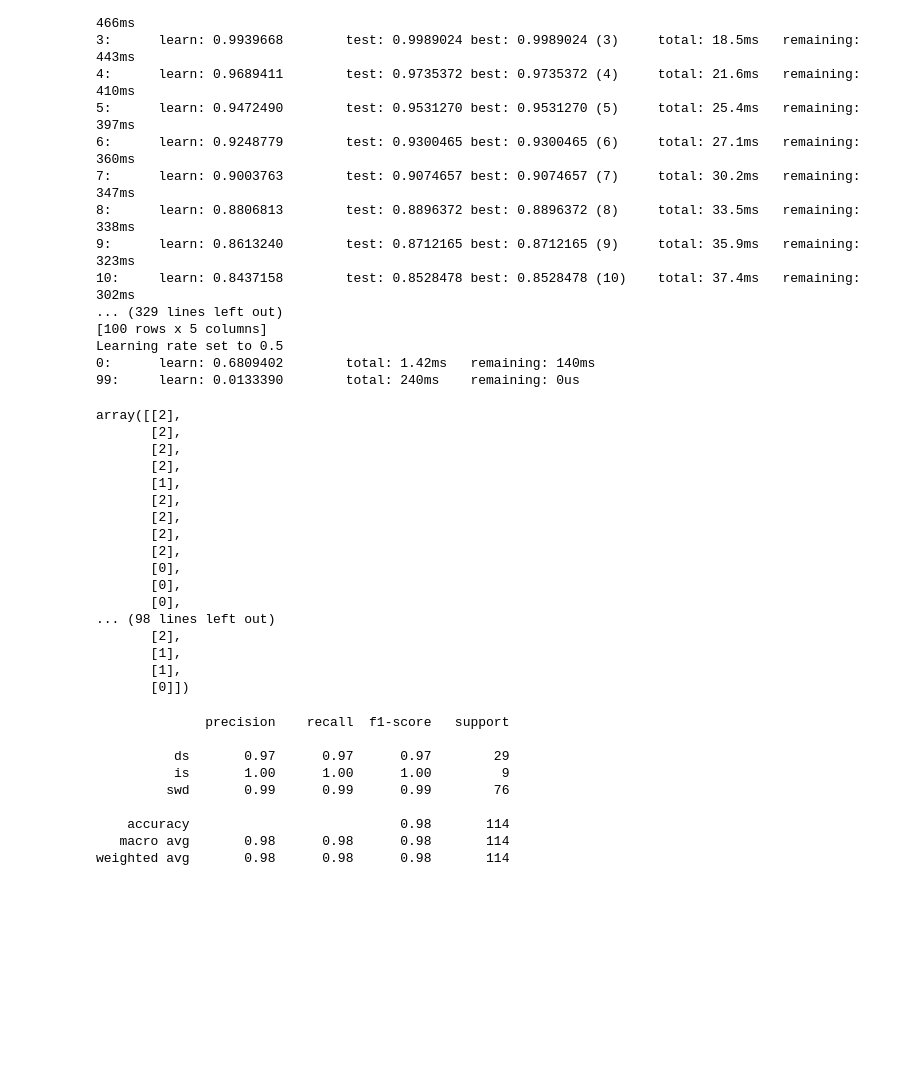
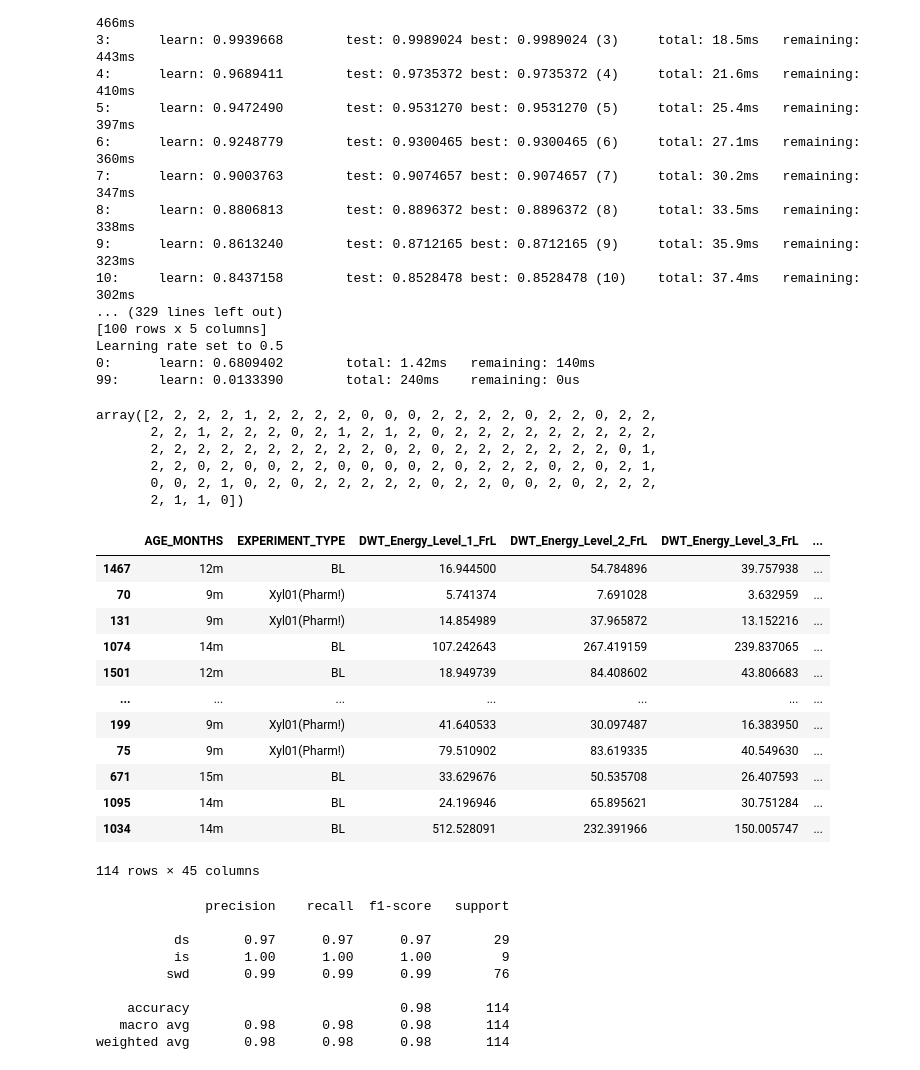
Before and after one commit to tarasovxx/classification-system-ekog, a Jupyter notebook: research/model.ipynb, the cells around one changed output. Drawn from its saved outputs; the diff is of its cells as text; code cells hidden in the pictures; blank space fills up the shorter version.

```diff
--- a/research/model.ipynb
+++ b/research/model.ipynb
@@ -92,26 +92,34 @@ Training on fold [0/3]
 Learning rate set to 0.5
 0:      learn: 0.6809402        total: 1.42ms   remaining: 140ms
 99:     learn: 0.0133390        total: 240ms    remaining: 0us
-# %%
-y_pred.transform
-# %% [output]
-array([[2],
-       [2],
-       [2],
-       [2],
-       [1],
-       [2],
-       [2],
-       [2],
-       [2],
-       [0],
-       [0],
-       [0],
-... (98 lines left out)
-       [2],
-       [1],
-       [1],
-       [0]])
+# %%
+label_encoder.transform(y_pred)
+# %% [output]
+array([2, 2, 2, 2, 1, 2, 2, 2, 2, 0, 0, 0, 2, 2, 2, 2, 0, 2, 2, 0, 2, 2,
+       2, 2, 1, 2, 2, 2, 0, 2, 1, 2, 1, 2, 0, 2, 2, 2, 2, 2, 2, 2, 2, 2,
+       2, 2, 2, 2, 2, 2, 2, 2, 2, 2, 0, 2, 0, 2, 2, 2, 2, 2, 2, 2, 0, 1,
+       2, 2, 0, 2, 0, 0, 2, 2, 0, 0, 0, 0, 2, 0, 2, 2, 2, 0, 2, 0, 2, 1,
+       0, 0, 2, 1, 0, 2, 0, 2, 2, 2, 2, 2, 0, 2, 2, 0, 0, 2, 0, 2, 2, 2,
+       2, 1, 1, 0])
+# %%
+# сформировать новую колонку
+X_test['prediction'] = label_encoder.transform(y_pred)
+X_test
+# отдать это дане
+# %% [output]
+|  | AGE_MONTHS | EXPERIMENT_TYPE | DWT_Energy_Level_1_FrL | DWT_Energy_Level_2_FrL | DWT_Energy_Level_3_FrL | ... |
+| 1467 | 12m | BL | 16.944500 | 54.784896 | 39.757938 | ... |
+| 70 | 9m | Xyl01(Pharm!) | 5.741374 | 7.691028 | 3.632959 | ... |
+| 131 | 9m | Xyl01(Pharm!) | 14.854989 | 37.965872 | 13.152216 | ... |
+| 1074 | 14m | BL | 107.242643 | 267.419159 | 239.837065 | ... |
+| 1501 | 12m | BL | 18.949739 | 84.408602 | 43.806683 | ... |
+| ... | ... | ... | ... | ... | ... | ... |
+| 199 | 9m | Xyl01(Pharm!) | 41.640533 | 30.097487 | 16.383950 | ... |
+| 75 | 9m | Xyl01(Pharm!) | 79.510902 | 83.619335 | 40.549630 | ... |
+| 671 | 15m | BL | 33.629676 | 50.535708 | 26.407593 | ... |
+| 1095 | 14m | BL | 24.196946 | 65.895621 | 30.751284 | ... |
+| 1034 | 14m | BL | 512.528091 | 232.391966 | 150.005747 | ... |
+114 rows × 45 columns
 # %%
 print(classification_report(y_test, y_pred, target_names=label_encoder.classes_))
 # %% [output]
```
Also changed, not shown: 1 other file.
